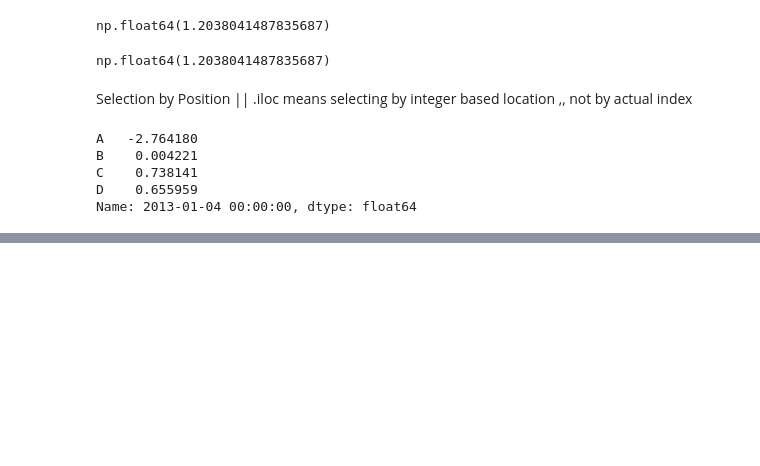
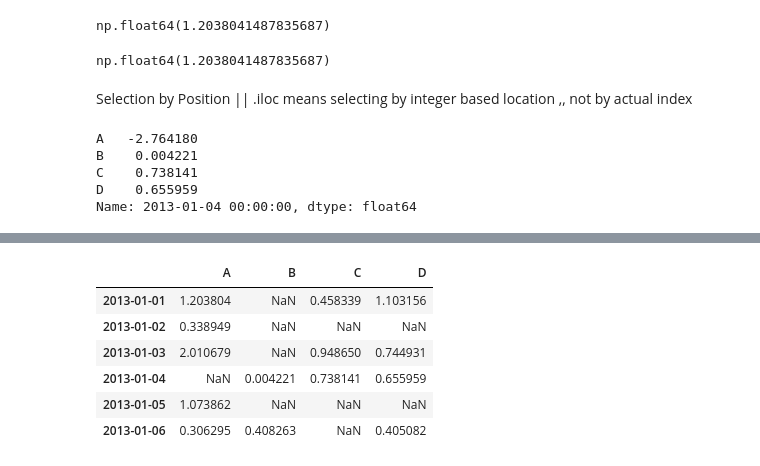
Before and after one commit to BimalGhimire38/PanDas_for_data_science_and_machine_learning, a Jupyter notebook: bhadra_07.ipynb, the cells around one changed output, grey strips where cells are left out. Drawn from its saved outputs; the diff is of its cells as text; code cells hidden in the pictures; blank space fills up the shorter version.

```diff
--- a/bhadra_07.ipynb
+++ b/bhadra_07.ipynb
@@ -180,0 +235,10 @@ Name: 2013-01-04 00:00:00, dtype: float64
+# %%
+df[df>0]
+# %% [output]
+|  | A | B | C | D |
+| 2013-01-01 | 1.203804 | NaN | 0.458339 | 1.103156 |
+| 2013-01-02 | 0.338949 | NaN | NaN | NaN |
+| 2013-01-03 | 2.010679 | NaN | 0.948650 | 0.744931 |
+| 2013-01-04 | NaN | 0.004221 | 0.738141 | 0.655959 |
+| 2013-01-05 | 1.073862 | NaN | NaN | NaN |
+| 2013-01-06 | 0.306295 | 0.408263 | NaN | 0.405082 |
```
Also changed, not shown: parts of 11 cells of this notebook.
